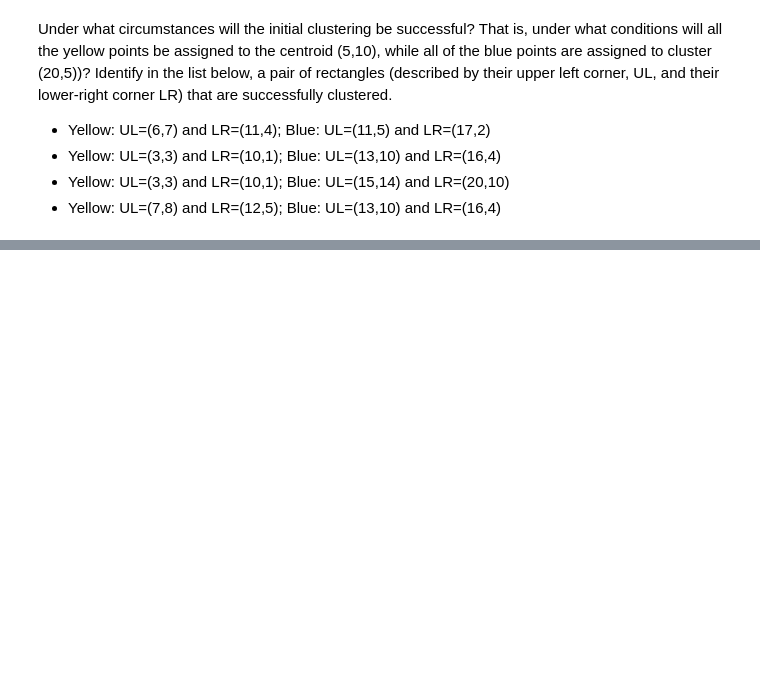
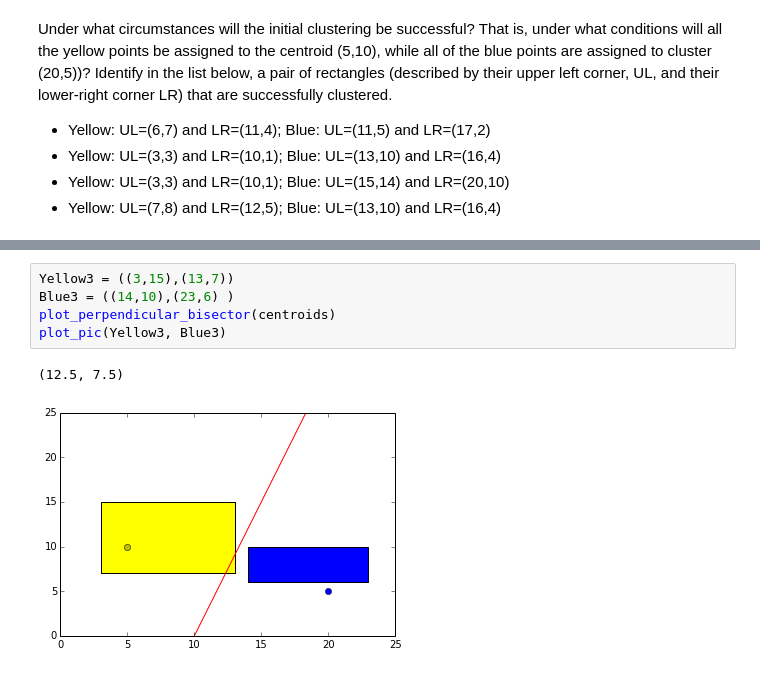
Before and after one commit to iv-maksimov/coursera-mmds, a Jupyter notebook: homework_5B(Basic) .ipynb, the cells around one changed output, grey strips where cells are left out. Drawn from its saved outputs; the diff is of its cells as text; blank space fills up the shorter version.

```diff
--- a/homework_5B(Basic) .ipynb
+++ b/homework_5B(Basic) .ipynb
@@ -90,0 +105,8 @@ plot_pic(Yellow3, Blue3)
+# %%
+Yellow3 = ((3,15),(13,7))
+Blue3 = ((14,10),(23,6) )
+plot_perpendicular_bisector(centroids)
+plot_pic(Yellow3, Blue3)
+# %% [output]
+(12.5, 7.5)
+[figure, added]
```
Also changed, not shown: parts of 14 cells of this notebook, 1 other file.
